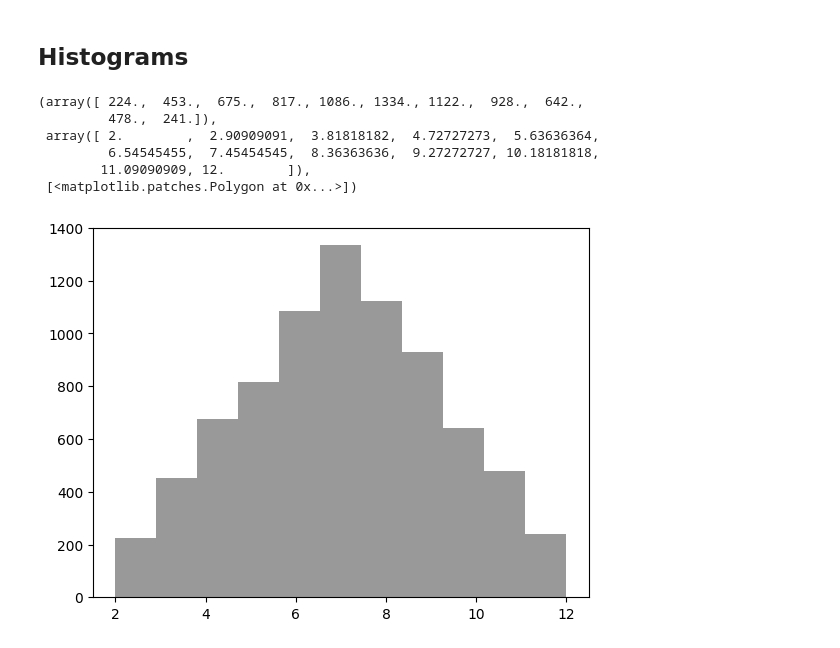
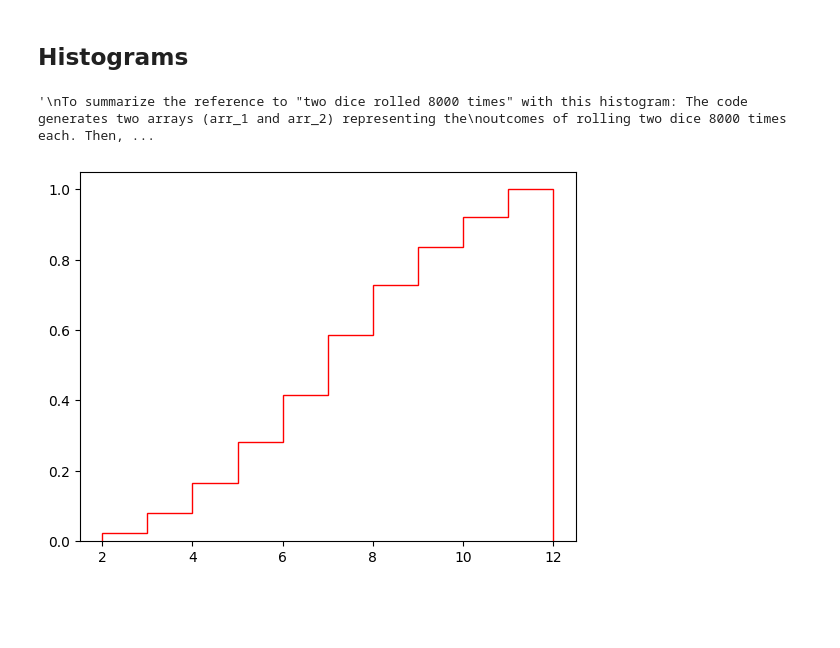
Before and after one commit to Swayam-Ghimire/pandas, a Jupyter notebook: matplotlib.ipynb, the cells around one changed output. Drawn from its saved outputs; the diff is of its cells as text; code cells hidden in the pictures; blank space fills up the shorter version.

Commit message:
Bar graph half completed

```diff
--- a/matplotlib.ipynb
+++ b/matplotlib.ipynb
@@ -175,13 +175,17 @@ fig_5.savefig("symbols.png")
 # %%
 arr_1 = np.random.randint(1,7,8000)
 arr_2 = np.random.randint(1,7,8000)
 arr_3 = arr_1 + arr_2
-plt.hist(arr_3, bins=11, density=False, stacked=True, color='0.6', histtype='stepfilled', cumulative=False)
+plt.hist(arr_3, bins=10, range=(2,12), density=True,  color='red', histtype='step', cumulative=True)
+"""
+To summarize the reference to "two dice rolled 8000 times" with this histogram: The code generates two arrays (arr_1 and arr_2) representing the
+outcomes of rolling two dice 8000 times each. Then, it creates a new array arr_3 by adding the corresponding elements of arr_1 and arr_2.
+The histogram of arr_3 is plotted with 11 bins, showing the distribution of the sums of two dice rolls. Since each die has numbers from 1 to 6,
+the possible sum ranges from 2 to 12 on the histogram.
+"""
+#bins=11, so the data range will be divided into 11 intervals
+#range=(2, 12) in the histogram, it will only consider the data points between values 2 and 12 for plotting.
+#density = each frequency or count/total counts
 # %% [output]
-(array([ 224.,  453.,  675.,  817., 1086., 1334., 1122.,  928.,  642.,
-         478.,  241.]),
- array([ 2.        ,  2.90909091,  3.81818182,  4.72727273,  5.63636364,
-         6.54545455,  7.45454545,  8.36363636,  9.27272727, 10.18181818,
-        11.09090909, 12.        ]),
- [<matplotlib.patches.Polygon at 0x...>])
+'\nTo summarize the reference to "two dice rolled 8000 times" with this histogram: The code generates two arrays (arr_1 and arr_2) representing the\noutcomes of rolling two dice 8000 times each. Then, ...
-[figure, old version]
+[figure, new version]
```
Also changed, not shown: parts of 1 cell of this notebook.
